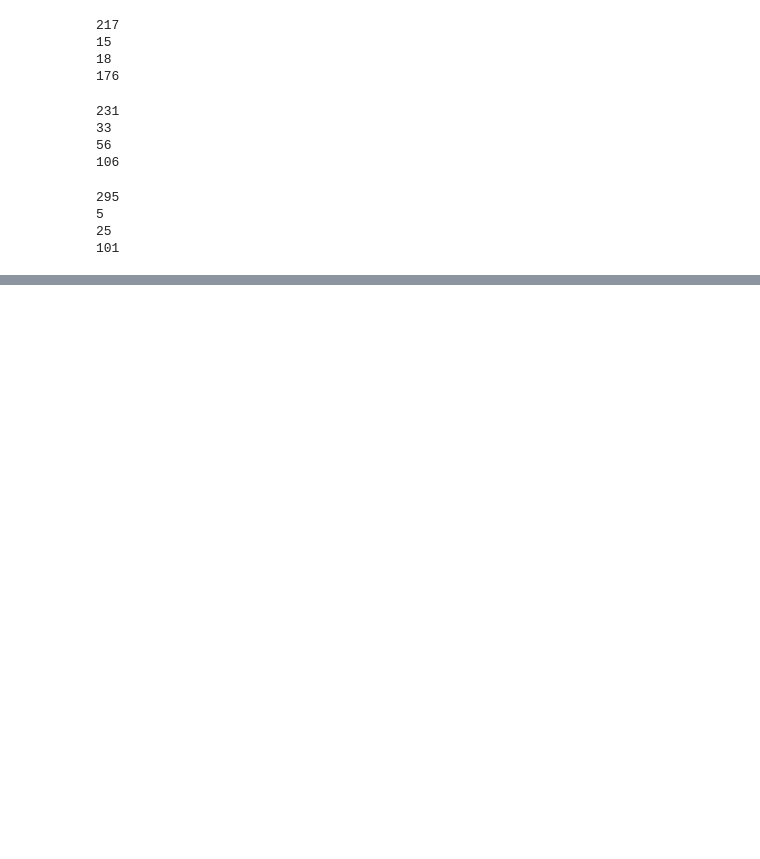
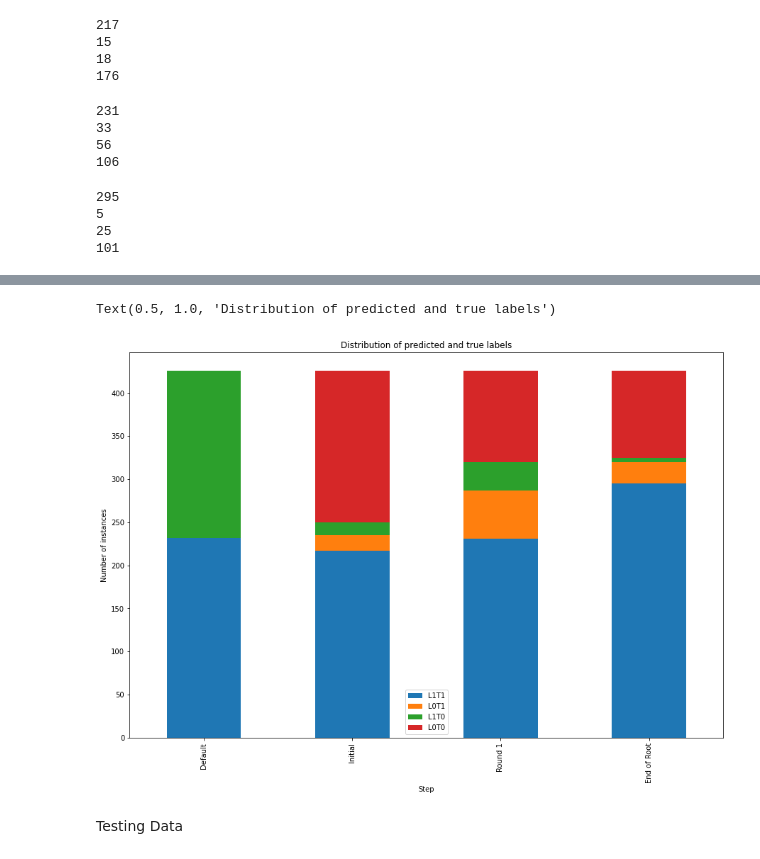
Before and after one commit to ambareeshvaidya/cp_outcome, a Jupyter notebook: src/Plot.ipynb, the cells around one changed output, grey strips where cells are left out. Cells and saved outputs as stored; diff of their text form; code cells hidden in the pictures; blank space fills up the shorter version.

```diff
--- a/src/Plot.ipynb
+++ b/src/Plot.ipynb
@@ -230,0 +241,10 @@ df
+# %%
+# plot
+bars = df.plot.bar(x='Step', stacked=True, figsize=(15, 10), hatch =['/', '.', 'X', 'o'])
+plt.ylabel("Number of instances")
+plt.title('Distribution of predicted and true labels')
+# %% [output]
+Text(0.5, 1.0, 'Distribution of predicted and true labels')
+[figure, added]
+# %% [markdown]
+Testing Data
```
Also changed, not shown: parts of 28 cells of this notebook, 5 other files.
